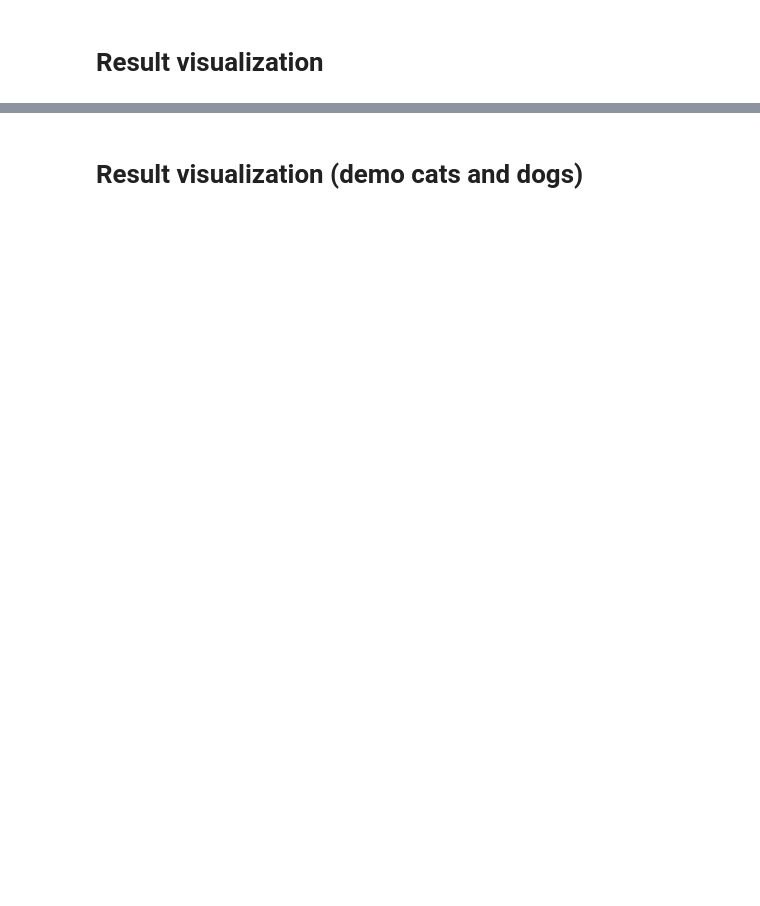
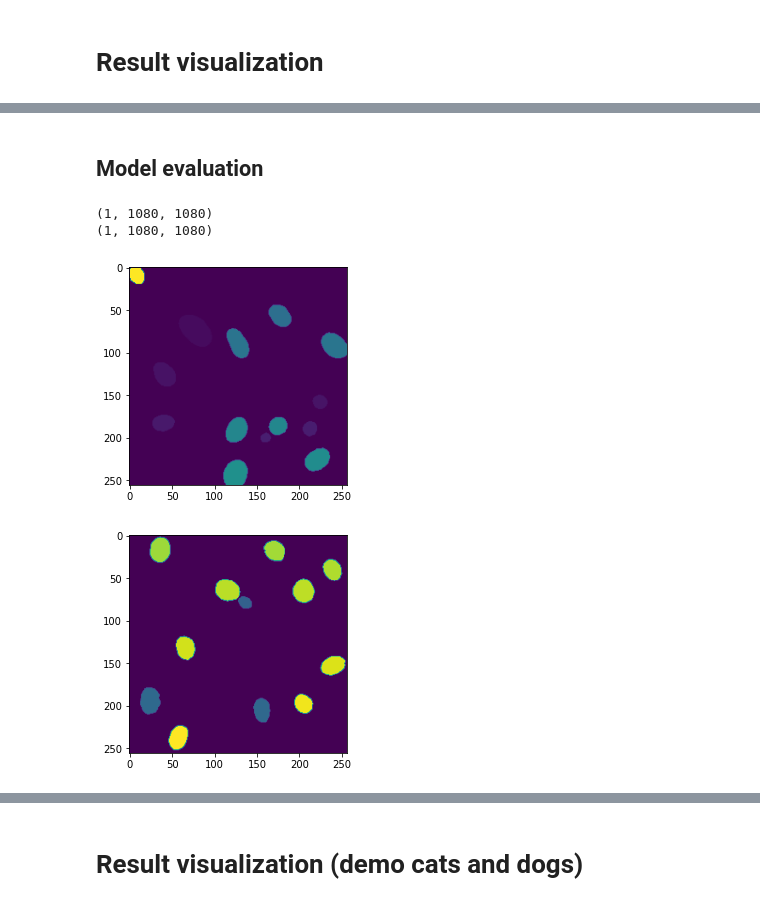
Before and after one commit to bodias/Transformer-Encoders-for-Image-Segmentation, a Jupyter notebook: binary_segmentation_resnet34.ipynb, the cells around one changed output, grey strips where cells are left out. Drawn from its saved outputs; the diff is of its cells as text; code cells hidden in the pictures; blank space fills up the shorter version.

```diff
--- a/binary_segmentation_resnet34.ipynb
+++ b/binary_segmentation_resnet34.ipynb
@@ -393 +447,21 @@ for image, gt_mask, pr_mask in zip(batch["image"], batch["mask"], pr_masks):
 ... (4 outputs left out)
+# %% [markdown]
+## Model evaluation
+# %%
+split = pd.read_csv("../../baseline_images_stratified.csv")
+test_split = split[split["set"]=='test']
+# %%
+image_filename = test_split.bf.values[0]
+image_path = os.path.join(root, "images", image_filename[image_filename.rfind("/")+1:])
+mask_filename = test_split.stencil.values[0]
+mask_path = os.path.join(root, "complete_stencils", mask_filename[mask_filename.rfind("/")+1:])
+image = np.array(Image.open(image_path), dtype=np.uint16)
+image = np.moveaxis(image, -1, 0)
+image = np.expand_dims(image, 0)
+print(image.shape)
+mask = np.array(Image.open(mask_path), dtype=np.uint16)
+mask = np.expand_dims(mask, 0)
+print(mask.shape)
+# %% [output]
+(1, 1080, 1080)
+(1, 1080, 1080)
@@ -393,0 +519,9 @@ for image, gt_mask, pr_mask in zip(batch["image"], batch["mask"], pr_masks):
+# %%
+image_patches = split_image_into_patches(mask, 16)
+plt.imshow(image_patches[0].squeeze())
+plt.show()
+plt.imshow(image_patches[15].squeeze())
+plt.show()
+# %% [output]
+[figure, added]
+[figure, added]
```
Also changed, not shown: parts of 20 cells of this notebook, 2 other files.
